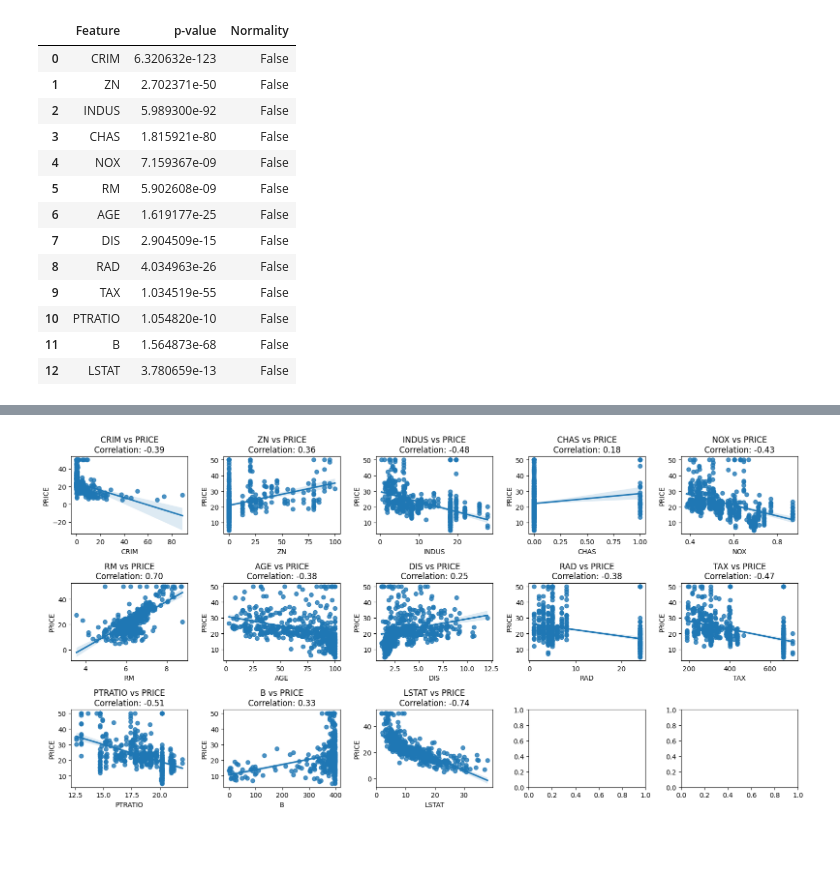
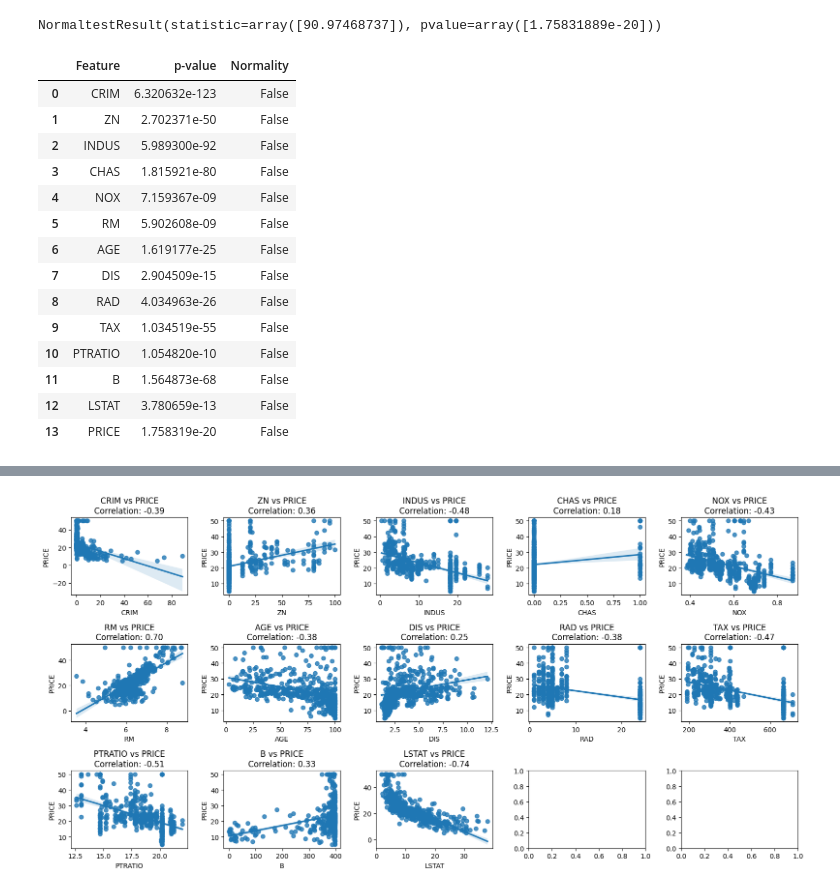
Before and after one commit to Jeong97/ML_Guide_ATS, a Jupyter notebook: Practice/regreesion.ipynb, the cells around one changed output, grey strips where cells are left out. Saved outputs shown, nothing was run; the diff lists cells and outputs as text; code cells hidden in the pictures; blank space fills up the shorter version.

```diff
--- a/Practice/regreesion_pca.ipynb
+++ b/Practice/regreesion.ipynb
@@ -36,36 +103,55 @@ Boston 데이타셋 크기 : (506, 14)
+# %%
+from sklearn.preprocessing import StandardScaler
+
+Y_log_scale = np.log1p(bostonDF["PRICE"])
+Y_std_scale = StandardScaler().fit_transform(bostonDF[["PRICE"]])
+
+import scipy.stats as stats
+
+# fig, axs = plt.subplots()
+# axs.hist(Y_std_scale, bins=30, color='blue', edgecolor='black', density=True)
+# kde = stats.gaussian_kde(Y_std_scale)
+# x_vals = np.linspace(Y_std_scale.min(), Y_std_scale.max(), 100)
+# axs.plot(x_vals, kde(x_vals), color='red', lw=2)
+# axs.set_title('PRICE')
+# axs.set_xlabel('Value')
+# axs.set_ylabel('Density')
+# plt.tight_layout()
+
+normaltest(Y_std_scale)
+# %% [output]
+NormaltestResult(statistic=array([90.97468737]), pvalue=array([1.75831889e-20]))
 # %%
 from scipy.stats import normaltest
 
 # Test the normality of each feature
 p_values = []
-for col in X_data.columns:
-    stat, p_value = normaltest(X_data[col])  # D'Agostino's K-squared test
+for col in bostonDF.columns:
+    stat, p_value = normaltest(bostonDF[col])  # D'Agostino's K-squared test
+    print(normaltest(bostonDF[col]))
     p_values.append(p_value)
 
 # Store the results in a DataFrame for better visualization
-normality_results = pd.DataFrame({
-    'Feature': X_data.columns,
-    'p-value': p_values})
+normality_results = pd.DataFrame({'Feature': bostonDF.columns, 'p-value': p_values})
 
-# Define a significance level (e.g., alpha = 0.05)
-alpha = 0.05
 
 # Determine if each feature is normally distributed (True if p > alpha)
-normality_results['Normality'] = normality_results['p-value'] > alpha
+normality_results['Normality'] = normality_results['p-value'] > 0.05
 
 normality_results
 # %% [output]
 |  | Feature | p-value | Normality |
 | 0 | CRIM | 6.320632e-123 | False |
 | 1 | ZN | 2.702371e-50 | False |
 | 2 | INDUS | 5.989300e-92 | False |
 | 3 | CHAS | 1.815921e-80 | False |
 | 4 | NOX | 7.159367e-09 | False |
 | 5 | RM | 5.902608e-09 | False |
 | 6 | AGE | 1.619177e-25 | False |
 | 7 | DIS | 2.904509e-15 | False |
 | 8 | RAD | 4.034963e-26 | False |
 | 9 | TAX | 1.034519e-55 | False |
 | 10 | PTRATIO | 1.054820e-10 | False |
 | 11 | B | 1.564873e-68 | False |
 | 12 | LSTAT | 3.780659e-13 | False |
+| 13 | PRICE | 1.758319e-20 | False |
```
Also changed, not shown: parts of 10 cells of this notebook, 6 other files.
